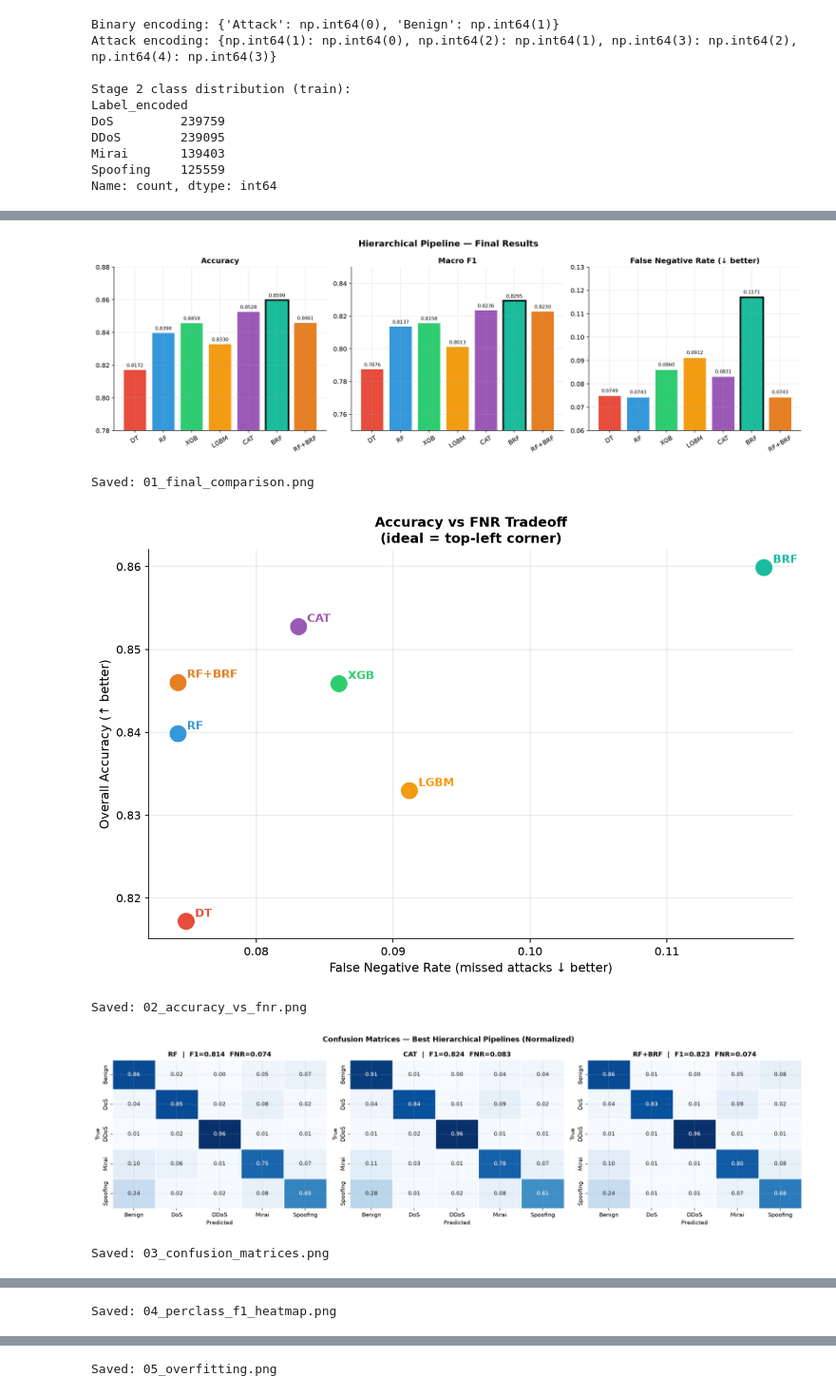
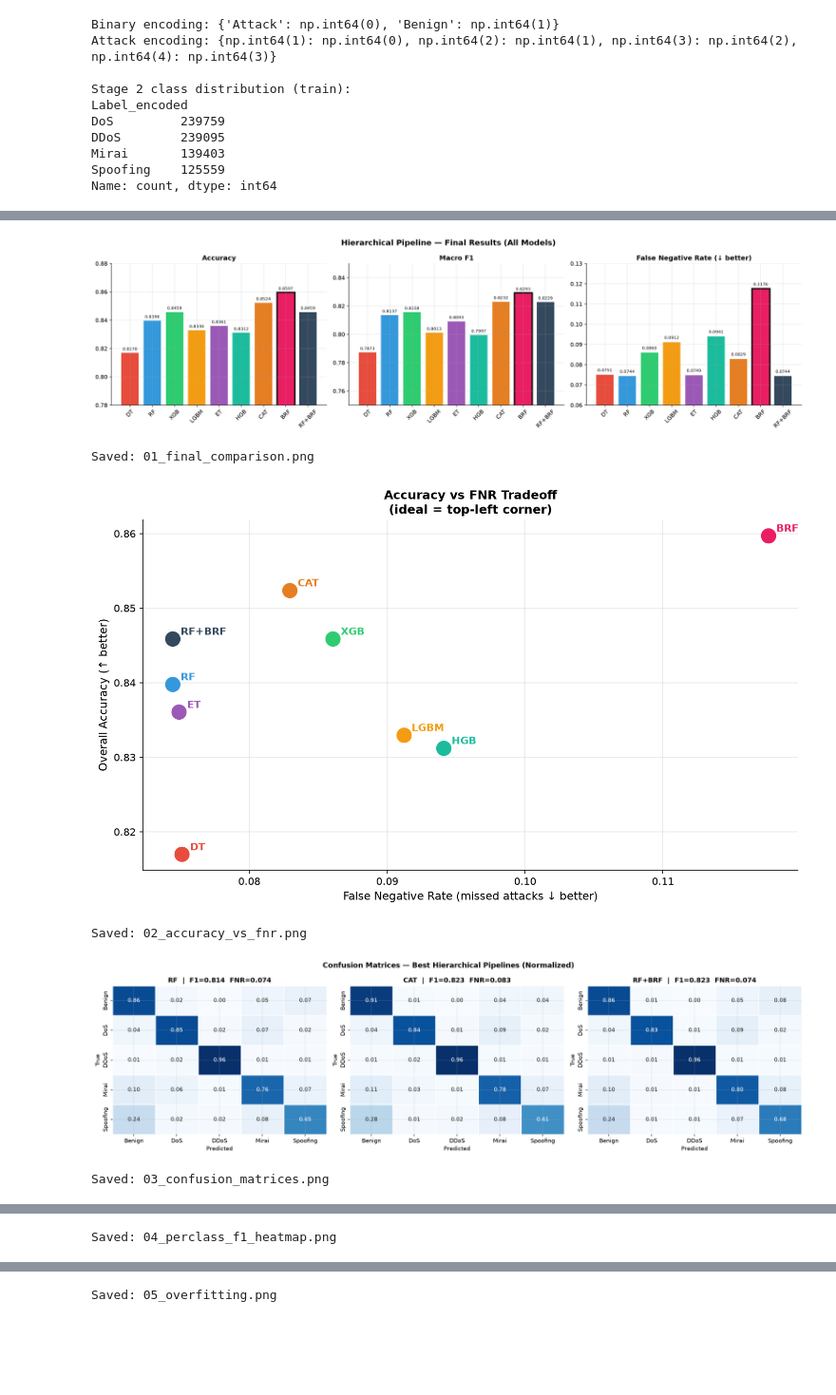
Before and after one commit to SimrahRuqiya/flat-vs-hierarchical-ml-research, a Jupyter notebook: notebooks/05_hierarchial_final.ipynb, the cells around one changed output, grey strips where cells are left out. Shown at 95% size. Cells and saved outputs as stored; diff of their text form; code cells hidden in the pictures; blank space fills up the shorter version.

Commit message:
updated final pipeline

```diff
--- a/notebooks/05_hierarchial_final.ipynb
+++ b/notebooks/05_hierarchial_final.ipynb
@@ -169,6 +173,8 @@ stage2_models = {
     'RF':   RandomForestClassifier(random_state=42, n_jobs=-1),
     'XGB':  XGBClassifier(random_state=42, n_jobs=-1, eval_metric='mlogloss'),
     'LGBM': LGBMClassifier(random_state=42, n_jobs=-1, verbose=-1),
+    'ET':   ExtraTreesClassifier(random_state=42, n_jobs=-1),
+    'HGB':  HistGradientBoostingClassifier(random_state=42),
     'CAT':  CatBoostClassifier(random_state=42, verbose=0),
     'BRF':  BalancedRandomForestClassifier(random_state=42, n_jobs=-1,
                                             n_estimators=50, max_depth=20)
@@ -193,6 +199,9 @@ for name, model in stage2_models.items():
     stage2_preds[name]  = y_pred
     stage2_fitted[name] = model
 
+    # save model for SHAP
+    joblib.dump(model, f'../results/models/hier_stage2_{name}.pkl')
+
     acc  = accuracy_score(y_test_attack, y_pred)
     prec = precision_score(y_test_attack, y_pred, average='macro')
     rec  = recall_score(y_test_attack, y_pred, average='macro')
@@ -326,25 +339,24 @@ Accuracy: 0.8461 | Macro F1: 0.8230 | FNR: 0.0743
    macro avg       0.82      0.83      0.82    265529
 weighted avg       0.85      0.85      0.85    265529
 # %%
-print(f"\n{'='*70}")
-print(f"FINAL RESULTS — HIERARCHICAL PIPELINE")
-print(f"{'='*70}")
+print(f"\n{'='*75}")
+print(f"FINAL RESULTS — HIERARCHICAL PIPELINE (ALL MODELS)")
+print(f"{'='*75}")
 print(f"{'Setup':<30} {'Accuracy':>10} {'Macro F1':>10} {'Weighted F1':>12} {'FNR':>8}")
-print(f"{'-'*70}")
+print(f"{'-'*75}")
 
 for name in MODELS:
     r = hierarchical_results[name]
-    marker = ' ← best F1' if name == 'BRF' else (' ← best FNR' if name == 'RF' else '')
     print(f"{'Same-model '+name:<30} "
           f"{r['accuracy']:>10.4f} "
           f"{r['f1_macro']:>10.4f} "
           f"{r['f1_weighted']:>12.4f} "
-          f"{r['false_negative_rate']:>8.4f}{marker}")
+          f"{r['false_negative_rate']:>8.4f}")
 
-print(f"{'-'*70}")
+print(f"{'-'*75}")
 print(f"{'Cross: RF S1 + BRF S2':<30} "
       f"{acc_cross:>10.4f} "
       f"{f1_cross:>10.4f} "
       f"{f1w_cross:>12.4f} "
-      f"{fnr_cross:>8.4f} ← best balanced")
+      f"{fnr_cross:>8.4f}")
 # %% [output]
@@ -376,8 +390,8 @@ plt.rcParams.update({
 
 PALETTE = {
     'DT': '#e74c3c', 'RF': '#3498db', 'XGB': '#2ecc71',
-    'LGBM': '#f39c12', 'CAT': '#9b59b6', 'BRF': '#1abc9c',
-    'RF+BRF': '#e67e22'
+    'LGBM': '#f39c12', 'ET': '#9b59b6', 'HGB': '#1abc9c',
+    'CAT': '#e67e22', 'BRF': '#e91e63', 'RF+BRF': '#34495e'
 }
 
 all_names  = MODELS + ['RF+BRF']
@@ -387,8 +401,9 @@ all_fnr    = [hierarchical_results[m]['false_negative_rate'] for m in MODELS] +
 all_colors = [PALETTE[m] for m in all_names]
 
 # ── Fig 1: Accuracy / F1 / FNR bar charts ───────────────────────────────────
-fig, axes = plt.subplots(1, 3, figsize=(16, 5))
-fig.suptitle('Hierarchical Pipeline — Final Results', fontsize=14, fontweight='bold')
+fig, axes = plt.subplots(1, 3, figsize=(18, 5))
+fig.suptitle('Hierarchical Pipeline — Final Results (All Models)',
+             fontsize=14, fontweight='bold')
 
 for ax, vals, title, ylim in zip(
     axes,
@@ -399,13 +414,13 @@ for ax, vals, title, ylim in zip(
     bars = ax.bar(all_names, vals, color=all_colors, edgecolor='white', linewidth=0.8)
     ax.set_ylim(ylim)
     ax.set_title(title, fontweight='bold')
-    ax.tick_params(axis='x', rotation=30)
+    ax.tick_params(axis='x', rotation=45)
     best = np.argmin(vals) if 'FNR' in title else np.argmax(vals)
     bars[best].set_edgecolor('black')
     bars[best].set_linewidth(2.5)
     for bar, val in zip(bars, vals):
         ax.text(bar.get_x() + bar.get_width()/2, bar.get_height() + 0.001,
-                f'{val:.4f}', ha='center', va='bottom', fontsize=7.5)
+                f'{val:.4f}', ha='center', va='bottom', fontsize=7)
 
 plt.tight_layout()
 plt.savefig('../results/final/figures/01_final_comparison.png', bbox_inches='tight')
@@ -414,7 +429,7 @@ print("Saved: 01_final_comparison.png")
 
 
 # ── Fig 2: Accuracy vs FNR scatter ──────────────────────────────────────────
-fig, ax = plt.subplots(figsize=(9, 6))
+fig, ax = plt.subplots(figsize=(10, 6))
 
 for name, acc, fnr in zip(all_names, all_acc, all_fnr):
     ax.scatter(fnr, acc, color=PALETTE[name], s=200, zorder=5)
@@ -430,10 +445,12 @@ plt.show()
 print("Saved: 02_accuracy_vs_fnr.png")
 
 
-# ── Fig 3: Normalized confusion matrices (best 3 models) ────────────────────
-best_models = [('RF', hierarchical_results['RF']['confusion_matrix']),
-               ('CAT', hierarchical_results['CAT']['confusion_matrix']),
-               ('RF+BRF', cm_cross.tolist())]
+# ── Fig 3: Confusion matrices (best 3) ──────────────────────────────────────
+best_models = [
+    ('RF',     hierarchical_results['RF']['confusion_matrix']),
+    ('CAT',    hierarchical_results['CAT']['confusion_matrix']),
+    ('RF+BRF', cm_cross.tolist())
+]
 
 fig, axes = plt.subplots(1, 3, figsize=(18, 5))
 fig.suptitle('Confusion Matrices — Best Hierarchical Pipelines (Normalized)',
@@ -457,7 +474,7 @@ plt.show()
 print("Saved: 03_confusion_matrices.png")
 
 
-# ── Fig 4: Per-class F1 heatmap across all models (Stage 2) ─────────────────
+# ── Fig 4: Per-class F1 heatmap (Stage 2) ───────────────────────────────────
 attack_classes = ['DoS', 'DDoS', 'Mirai', 'Spoofing']
 per_class_f1 = {}
 
@@ -475,11 +492,11 @@ for name in MODELS:
 
 f1_matrix = np.array([per_class_f1[m] for m in MODELS])
 
-fig, ax = plt.subplots(figsize=(9, 5))
+fig, ax = plt.subplots(figsize=(10, 6))
 sns.heatmap(f1_matrix, annot=True, fmt='.3f', cmap='RdYlGn',
             xticklabels=attack_classes, yticklabels=MODELS,
             ax=ax, vmin=0.6, vmax=1.0, linewidths=0.5)
-ax.set_title('Per-Class F1 Score — Stage 2 Attack Classifier', fontweight='bold')
+ax.set_title('Per-Class F1 Score — Stage 2 (All Models)', fontweight='bold')
 ax.set_xlabel('Attack Class')
 ax.set_ylabel('Model')
 plt.tight_layout()
@@ -487,39 +504,40 @@ plt.savefig('../results/final/figures/04_perclass_f1_heatmap.png', bbox_inches='
 plt.show()
 print("Saved: 04_perclass_f1_heatmap.png")
 
 
 # ── Fig 5: Overfitting analysis ──────────────────────────────────────────────
-fig, axes = plt.subplots(1, 2, figsize=(14, 5))
-fig.suptitle('Overfitting Analysis — Train vs Test Accuracy', fontsize=13, fontweight='bold')
+fig, axes = plt.subplots(1, 2, figsize=(16, 5))
+fig.suptitle('Overfitting Analysis — Train vs Test Accuracy',
+             fontsize=13, fontweight='bold')
 
 for ax, (stage_data, title) in zip(axes, [
     (stage1_results, 'Stage 1: Binary'),
     (stage2_results, 'Stage 2: Attack-Type')
 ]):
     train_accs = [stage_data[m]['train_accuracy'] for m in MODELS]
     test_accs  = [stage_data[m]['accuracy'] for m in MODELS]
     x = np.arange(len(MODELS))
     w = 0.35
     ax.bar(x - w/2, train_accs, w, label='Train', color='#3498db', alpha=0.8)
     ax.bar(x + w/2, test_accs,  w, label='Test',  color='#e74c3c', alpha=0.8)
     for i, (tr, te) in enumerate(zip(train_accs, test_accs)):
         ax.text(i, max(tr, te) + 0.005, f'Δ{tr-te:.3f}',
-                ha='center', fontsize=8, color='#c0392b', fontweight='bold')
+                ha='center', fontsize=7.5, color='#c0392b', fontweight='bold')
     ax.set_xticks(x)
     ax.set_xticklabels(MODELS)
     ax.set_ylim(0.82, 1.03)
     ax.set_title(title, fontweight='bold')
     ax.set_ylabel('Accuracy')
     ax.legend()
 
 plt.tight_layout()
 plt.savefig('../results/final/figures/05_overfitting.png', bbox_inches='tight')
 plt.show()
 print("Saved: 05_overfitting.png")
 # %% [output]
-[figure, old version]
+[figure, new version]
 Saved: 01_final_comparison.png
-[figure, old version]
+[figure, new version]
 Saved: 02_accuracy_vs_fnr.png
 [figure]
 Saved: 03_confusion_matrices.png
```
Also changed, not shown: parts of 11 cells of this notebook, 9 other files.
